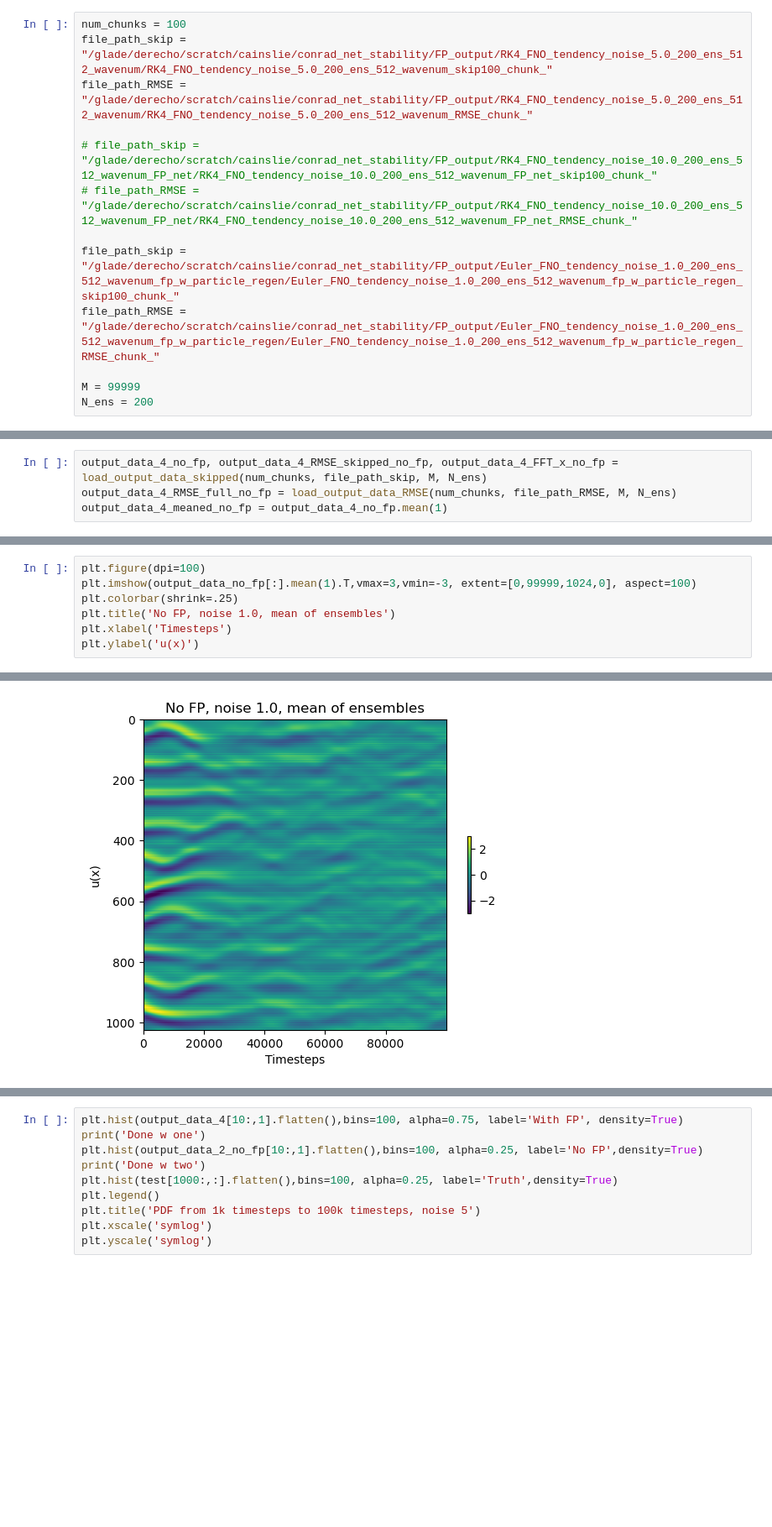
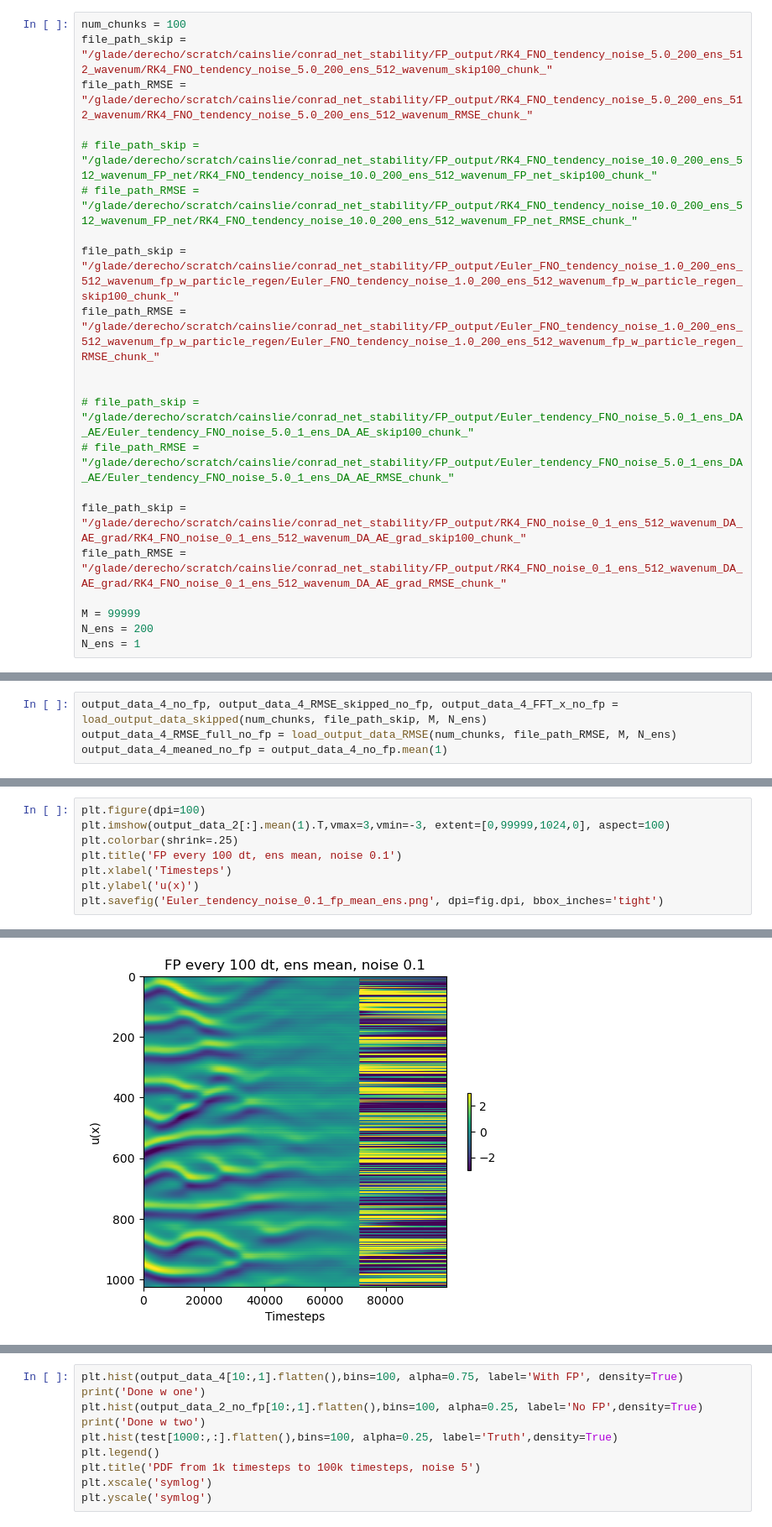
Before and after one commit to cainsliewastaken/Conrad_Research_4_Ashesh, a Jupyter notebook: viz.ipynb, the cells around one changed output, grey strips where cells are left out. Shown at 84% size. Cells and saved outputs as stored; diff of their text form; blank space fills up the shorter version.

```diff
--- a/viz.ipynb
+++ b/viz.ipynb
@@ -1048,8 +1166,16 @@ file_path_RMSE = "/glade/derecho/scratch/cainslie/conrad_net_stability/FP_output
 file_path_skip = "/glade/derecho/scratch/cainslie/conrad_net_stability/FP_output/Euler_FNO_tendency_noise_1.0_200_ens_512_wavenum_fp_w_particle_regen/Euler_FNO_tendency_noise_1.0_200_ens_512_wavenum_fp_w_particle_regen_skip100_chunk_"
 file_path_RMSE = "/glade/derecho/scratch/cainslie/conrad_net_stability/FP_output/Euler_FNO_tendency_noise_1.0_200_ens_512_wavenum_fp_w_particle_regen/Euler_FNO_tendency_noise_1.0_200_ens_512_wavenum_fp_w_particle_regen_RMSE_chunk_"
 
+
+# file_path_skip = "/glade/derecho/scratch/cainslie/conrad_net_stability/FP_output/Euler_tendency_FNO_noise_5.0_1_ens_DA_AE/Euler_tendency_FNO_noise_5.0_1_ens_DA_AE_skip100_chunk_"
+# file_path_RMSE = "/glade/derecho/scratch/cainslie/conrad_net_stability/FP_output/Euler_tendency_FNO_noise_5.0_1_ens_DA_AE/Euler_tendency_FNO_noise_5.0_1_ens_DA_AE_RMSE_chunk_"
+
+file_path_skip = "/glade/derecho/scratch/cainslie/conrad_net_stability/FP_output/RK4_FNO_noise_0_1_ens_512_wavenum_DA_AE_grad/RK4_FNO_noise_0_1_ens_512_wavenum_DA_AE_grad_skip100_chunk_"
+file_path_RMSE = "/glade/derecho/scratch/cainslie/conrad_net_stability/FP_output/RK4_FNO_noise_0_1_ens_512_wavenum_DA_AE_grad/RK4_FNO_noise_0_1_ens_512_wavenum_DA_AE_grad_RMSE_chunk_"
+
 M = 99999
 N_ens = 200
+N_ens = 1
 # %%
 output_data_2, output_data_2_RMSE_skipped, output_data_2_FFT_x = load_output_data_skipped(num_chunks, file_path_skip, M, N_ens)
 output_data_2_RMSE_full = load_output_data_RMSE(num_chunks, file_path_RMSE, M, N_ens)
@@ -1251,8 +1443,9 @@ Text(0, 0.5, 'u(x)')
 # %%
 plt.figure(dpi=100)
-plt.imshow(output_data_no_fp[:].mean(1).T,vmax=3,vmin=-3, extent=[0,99999,1024,0], aspect=100)
+plt.imshow(output_data_2[:].mean(1).T,vmax=3,vmin=-3, extent=[0,99999,1024,0], aspect=100)
 plt.colorbar(shrink=.25)
-plt.title('No FP, noise 1.0, mean of ensembles')
+plt.title('FP every 100 dt, ens mean, noise 0.1')
 plt.xlabel('Timesteps')
 plt.ylabel('u(x)')
+plt.savefig('Euler_tendency_noise_0.1_fp_mean_ens.png', dpi=fig.dpi, bbox_inches='tight')
 # %% [output]
@@ -1260,3 +1452,3 @@ Text(0, 0.5, 'u(x)')
-[figure, old version]
+[figure, new version]
 # %%
 plt.figure(dpi=100)
```
Also changed, not shown: parts of 73 cells of this notebook, 25 other files.
